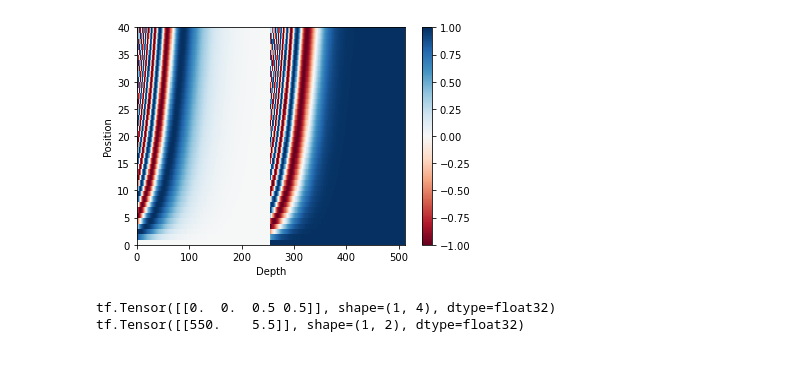
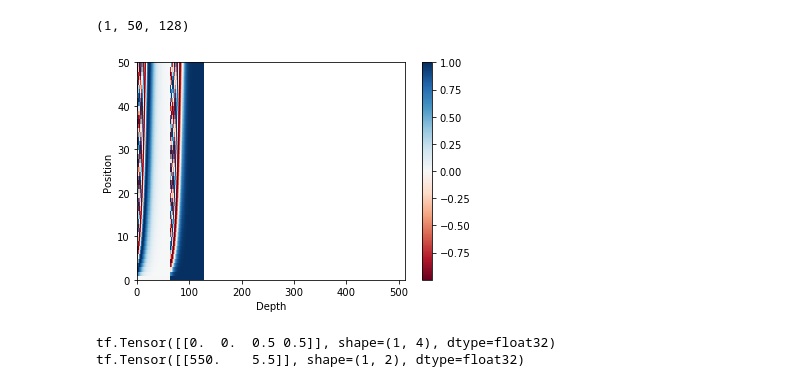
Before and after one commit to imguru-mooc/deep_learning_nlp, a Jupyter notebook: Transformer.ipynb, the cells around one changed output. Cells and saved outputs as stored; diff of their text form; code cells hidden in the pictures.

```diff
--- a/Transformer.ipynb
+++ b/Transformer.ipynb
@@ -62,22 +0,0 @@ array([[0, 0, 0, 0, 0],
-# %%
-i=tf.range(128, dtype=tf.float32)[tf.newaxis, :]
-angles = 1 / tf.pow(10000, (2 * (i // 2)) / tf.cast(128, tf.float32))
-# print(angles)
-print(angles.shape)
-
-position=tf.range(50, dtype=tf.float32)[:, tf.newaxis]
-# print(position)
-print(position.shape)
-angle_rads = angles*position   # (50,1)(1,128) (50,128)
-# print(angle_rads)
-# print(angle_rads[:, 0::2])
-sines = tf.math.sin(angle_rads[:, 0::2])
-# print(sines)
-
-cosines = tf.math.cos(angle_rads[:, 1::2])
-# print(cosines)
-
-pos_encoding = tf.concat([sines, cosines], axis=-1)
-print(pos_encoding[3])
-pos_encoding = pos_encoding[tf.newaxis, ...]
-print(pos_encoding.shape)
@@ -129,18 +32,17 @@ class PositionalEncoding(tf.keras.layers.Layer):
     def call(self, inputs):
         return inputs + self.pos_encoding[:, :tf.shape(inputs)[1], :]
 # %%
-sample_pos_encoding = PositionalEncoding(40, 512)
-# print(sample_pos_encoding.pos_encoding[0,10,10])
-
+sample_pos_encoding = PositionalEncoding(50, 128)
 
 plt.pcolormesh(sample_pos_encoding.pos_encoding.numpy()[0], cmap='RdBu')
 plt.xlabel('Depth')
 plt.xlim((0, 512))
 plt.ylabel('Position')
 plt.colorbar()
 plt.show()
 # %% [output]
+(1, 50, 128)
-[figure, old version]
+[figure, new version]
 # %%
 def scaled_dot_product_attention(query, key, value, mask):
     # query 크기 : (batch_size, num_heads, query의 문장 길이, d_model/num_heads)
```
Also changed, not shown: parts of 45 cells of this notebook.
